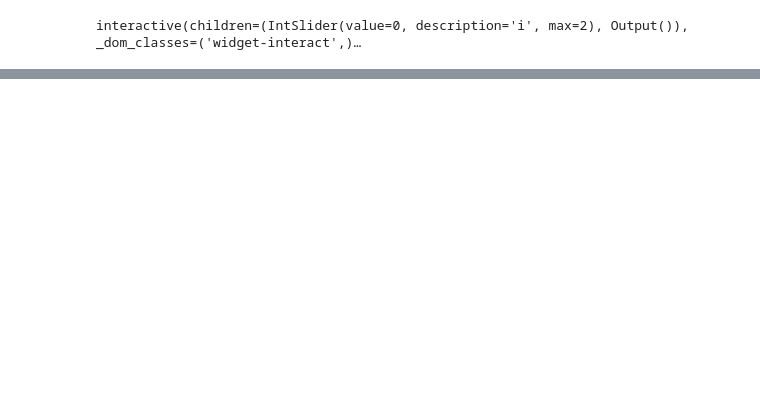
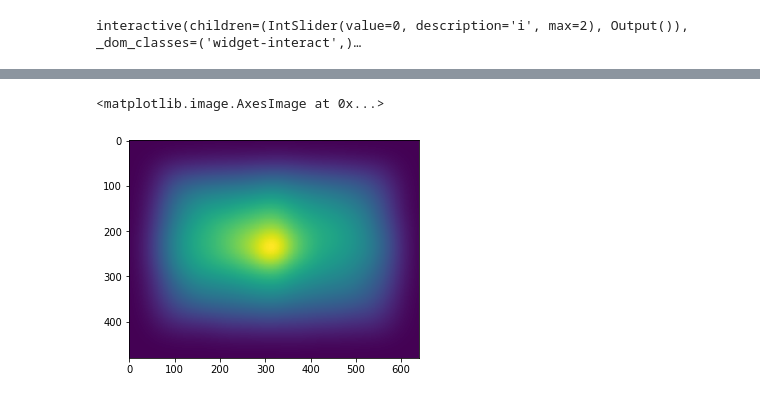
Before and after one commit to LudoHoff/TemporalSaliencyPrediction, a Jupyter notebook: SaliconParser.ipynb, the cells around one changed output, grey strips where cells are left out. Saved outputs shown, nothing was run; the diff lists cells and outputs as text; code cells hidden in the pictures; blank space fills up the shorter version.

```diff
--- a/SaliconParser.ipynb
+++ b/SaliconParser.ipynb
@@ -22,6 +22,7 @@ from scipy.stats import gaussian_kde
 IMAGE_PATH = 'data/images/train/'
 FIXATION_PATH = 'data/fixations/train/'
 MAP_PATH = 'data/maps/train/'
+WMAP_PATH = 'data/weighted_maps/'
 GT_SLICE_PATH = 'data/3-sliced_maps/'
 MDSEM_GT_SLICE_PATH = 'data/mdsem_3-sliced_maps/'
 FIX_SLICE_PATH = 'data/3-sliced_fixations/'
@@ -365,0 +375,13 @@ interactive(children=(IntSlider(value=0, description='i', max=2), Output()), _do
+# %%
+filenames = get_filenames(FIXATION_PATH)
+saliency_volumes, _ = get_saliency_volumes(filenames)
+
+for i, saliency_volume in enumerate(tqdm(saliency_volumes)):
+    fix_timestamps = np.array(sorted([fixation for fix_timestamps in saliency_volume
+                                      for fixation in fix_timestamps], key=lambda x: (x[0])))
+    fix_weights = [[get_timestamp_weight(ts, wx, wy), coord] for [ts, coord] in fix_timestamps]
+    filename = filenames[i][:-3] + 'png'
+
+    # Generating and saving heatmap
+    wmap = create_weighted_image(fix_weights)
+    cv2.imwrite(WMAP_PATH + filename, 255 * wmap / wmap.max())
@@ -365,0 +390,9 @@ interactive(children=(IntSlider(value=0, description='i', max=2), Output()), _do
+# %%
+filenames = get_filenames(MAP_PATH)
+maps = np.zeros((len(filenames), H, W))
+
+for i, filename in enumerate(tqdm(filenames)):
+    maps[i] = imread(MAP_PATH + filename)
+
+plt.imshow(maps.mean(axis=0))
+# %% [output]
@@ -365,0 +400,2 @@ interactive(children=(IntSlider(value=0, description='i', max=2), Output()), _do
+<matplotlib.image.AxesImage at 0x...>
+[figure, added]
```
Also changed, not shown: parts of 8 cells of this notebook, 3 other files.
